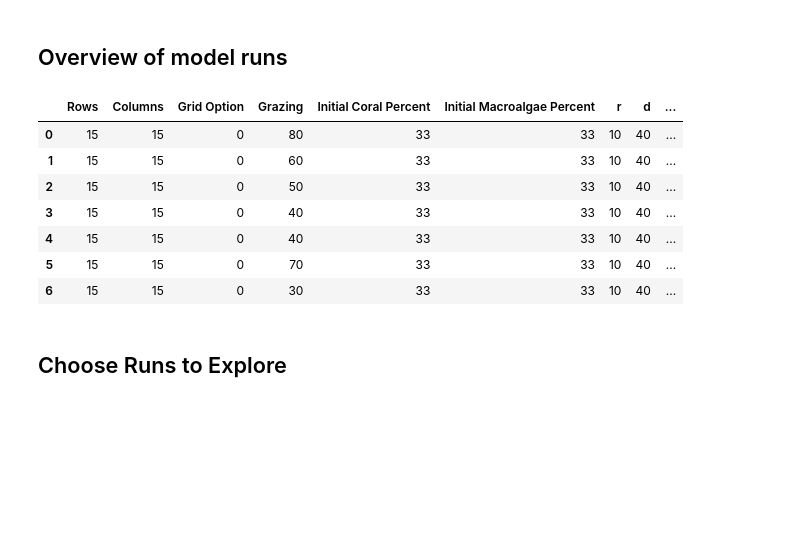
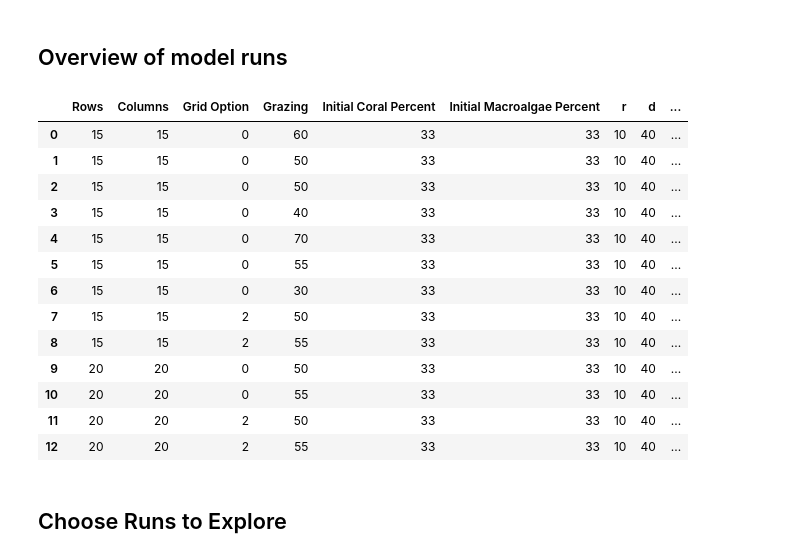
Before and after one commit to rneuhausler/coralModel-analyses, a Jupyter notebook: scripts/modelOutputViewer.ipynb, the cells around one changed output. Cells and saved outputs as stored; diff of their text form; code cells hidden in the pictures; blank space fills up the shorter version.

```diff
--- a/scripts/modelOutputViewer.ipynb
+++ b/scripts/modelOutputViewer.ipynb
@@ -7,26 +7,32 @@ import tools as tl
 # %% [markdown]
 ## Overview of model runs
 # %%
-topDirectory = "./output/15x15"#os.getcwd()
+topDirectory = "./output/"#os.getcwd()
 files = [path+'/'+file for path, d, f
          in os.walk(topDirectory)
          for file in f if file.endswith(".csv")]
 overviewOfRuns = pd.concat([pd.DataFrame([np.array(re.split('[a-z-/.]+',files[n])[1:-1])])
            for n in range(0,len(files))])
 overviewOfRuns.columns = ['Rows', 'Columns', 'Grid Option', 'Grazing',
                   'Initial Coral Percent', 'Initial Macroalgae Percent',
                       'r', 'd', 'a', 'y', 'Time', 'Record Rate', 'Number of Simulations']
 overviewOfRuns = overviewOfRuns.set_index([pd.Series([n for n in range(0,len(files))])])
 overviewOfRuns
 # %% [output]
 |  | Rows | Columns | Grid Option | Grazing | Initial Coral Percent | Initial Macroalgae Percent | r | d | ... |
-| 0 | 15 | 15 | 0 | 80 | 33 | 33 | 10 | 40 | ... |
-| 1 | 15 | 15 | 0 | 60 | 33 | 33 | 10 | 40 | ... |
+| 0 | 15 | 15 | 0 | 60 | 33 | 33 | 10 | 40 | ... |
+| 1 | 15 | 15 | 0 | 50 | 33 | 33 | 10 | 40 | ... |
 | 2 | 15 | 15 | 0 | 50 | 33 | 33 | 10 | 40 | ... |
 | 3 | 15 | 15 | 0 | 40 | 33 | 33 | 10 | 40 | ... |
-| 4 | 15 | 15 | 0 | 40 | 33 | 33 | 10 | 40 | ... |
-| 5 | 15 | 15 | 0 | 70 | 33 | 33 | 10 | 40 | ... |
+| 4 | 15 | 15 | 0 | 70 | 33 | 33 | 10 | 40 | ... |
+| 5 | 15 | 15 | 0 | 55 | 33 | 33 | 10 | 40 | ... |
 | 6 | 15 | 15 | 0 | 30 | 33 | 33 | 10 | 40 | ... |
+| 7 | 15 | 15 | 2 | 50 | 33 | 33 | 10 | 40 | ... |
+| 8 | 15 | 15 | 2 | 55 | 33 | 33 | 10 | 40 | ... |
+| 9 | 20 | 20 | 0 | 50 | 33 | 33 | 10 | 40 | ... |
+| 10 | 20 | 20 | 0 | 55 | 33 | 33 | 10 | 40 | ... |
+| 11 | 20 | 20 | 2 | 50 | 33 | 33 | 10 | 40 | ... |
+| 12 | 20 | 20 | 2 | 55 | 33 | 33 | 10 | 40 | ... |
 # %% [markdown]
 ## Choose Runs to Explore
 # %%
```
Also changed, not shown: parts of 22 cells of this notebook.
